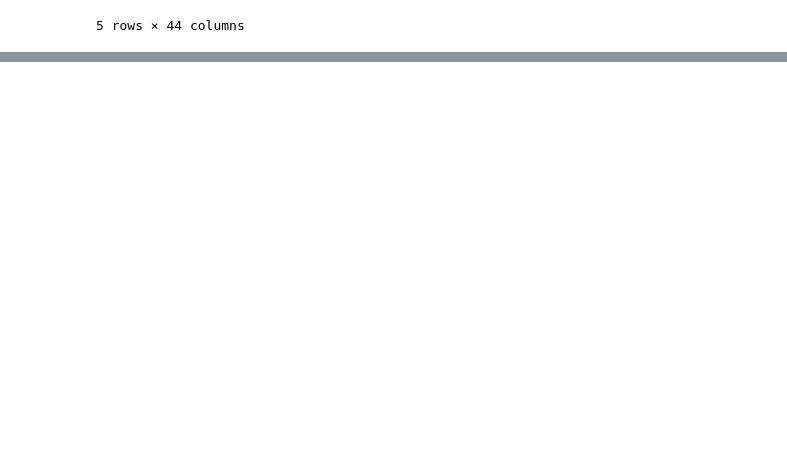
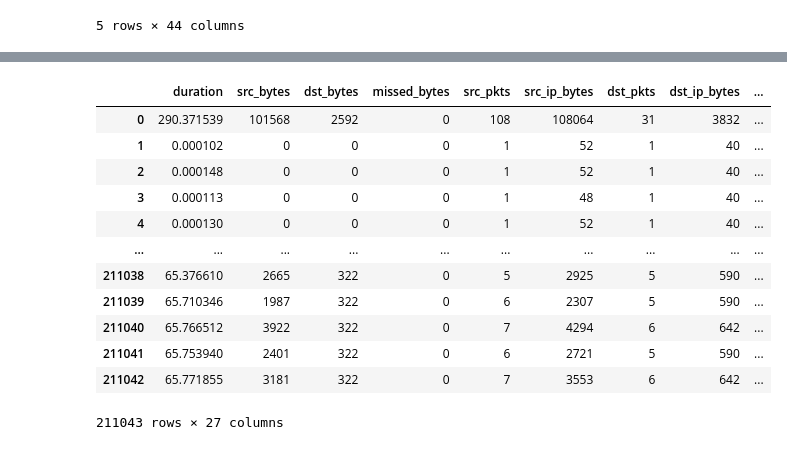
Before and after one commit to learningnoobi/anamoly-detection, a Jupyter notebook: notebooks/check.ipynb, the cells around one changed output, grey strips where cells are left out. Cells and saved outputs as stored; diff of their text form; code cells hidden in the pictures; blank space fills up the shorter version.

```diff
--- a/notebooks/check.ipynb
+++ b/notebooks/check.ipynb
@@ -46,0 +285,21 @@ min(df['dst_bytes'])
+# %%
+# Loop over each column in NUMERIC_FEATURES.
+for col in NUMERIC_FEATURES:
+    if col in df.columns:
+        df[col] = pd.to_numeric(
+            df[col].replace('-', np.nan), errors='coerce'
+        ).fillna(0)
+    else:
+        print(f"  WARNING: '{col}' not found in CSV, filling with 0")
+        df[col] = 0
+# %%
+# Categorical features preprocessing
+cat_enc_cols = []
+for col in CATEGORICAL_FEATURES:
+    raw = df[col].astype(str).replace('-', 'none').fillna('none')
+    codes, uniques = pd.factorize(raw, sort=True)   # sort=True → deterministic
+    enc = f'{col}_enc'
+    df[enc] = codes
+    cat_enc_cols.append(enc)
+    print(f"  {col} -> {len(uniques)} categories: "
+          f"{dict(zip(uniques, range(len(uniques))))}")
@@ -46,0 +320,13 @@ min(df['dst_bytes'])
+# %%
+bool_enc_cols = []
+for col in BOOLEAN_FEATURES:
+    enc = f'{col}_enc'
+    df[enc] = (
+        df[col].astype(str).str.lower()
+        .map({'t': 1, 'f': 0, '-': 2})
+        .fillna(2)
+        .astype(int)
+    )
+    bool_enc_cols.append(enc)
+
+print(bool_enc_cols)
@@ -46,0 +335,3 @@ min(df['dst_bytes'])
+# %%
+feature_cols = NUMERIC_FEATURES + cat_enc_cols + bool_enc_cols
+feature_cols
@@ -46,0 +356,17 @@ min(df['dst_bytes'])
+# %%
+X = df[feature_cols].copy()
+X
+# %% [output]
+|  | duration | src_bytes | dst_bytes | missed_bytes | src_pkts | src_ip_bytes | dst_pkts | dst_ip_bytes | ... |
+| 0 | 290.371539 | 101568 | 2592 | 0 | 108 | 108064 | 31 | 3832 | ... |
+| 1 | 0.000102 | 0 | 0 | 0 | 1 | 52 | 1 | 40 | ... |
+| 2 | 0.000148 | 0 | 0 | 0 | 1 | 52 | 1 | 40 | ... |
+| 3 | 0.000113 | 0 | 0 | 0 | 1 | 48 | 1 | 40 | ... |
+| 4 | 0.000130 | 0 | 0 | 0 | 1 | 52 | 1 | 40 | ... |
+| ... | ... | ... | ... | ... | ... | ... | ... | ... | ... |
+| 211038 | 65.376610 | 2665 | 322 | 0 | 5 | 2925 | 5 | 590 | ... |
+| 211039 | 65.710346 | 1987 | 322 | 0 | 6 | 2307 | 5 | 590 | ... |
+| 211040 | 65.766512 | 3922 | 322 | 0 | 7 | 4294 | 6 | 642 | ... |
+| 211041 | 65.753940 | 2401 | 322 | 0 | 6 | 2721 | 5 | 590 | ... |
+| 211042 | 65.771855 | 3181 | 322 | 0 | 7 | 3553 | 6 | 642 | ... |
+211043 rows × 27 columns
```
Also changed, not shown: parts of 34 cells of this notebook, 14 other files.
